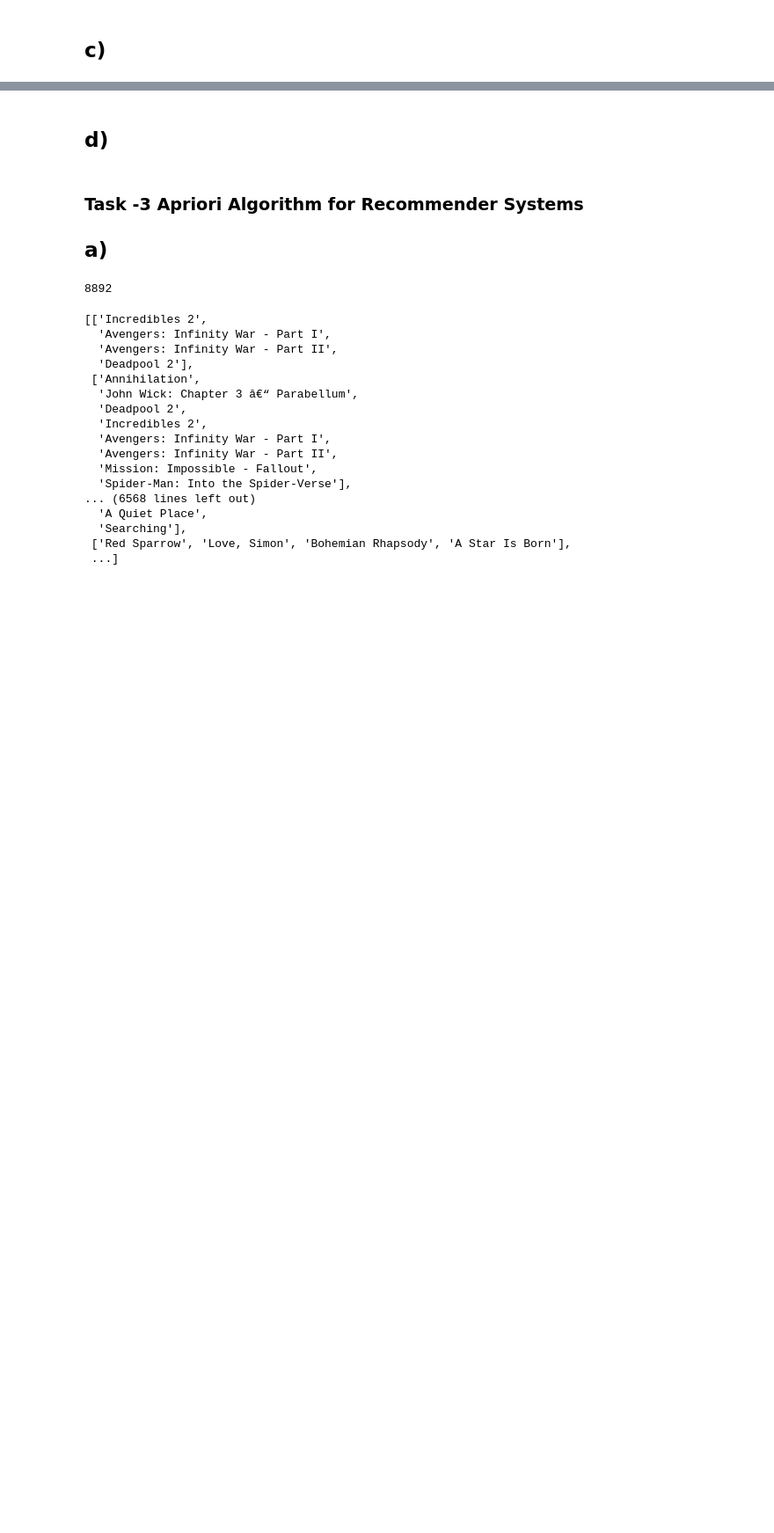
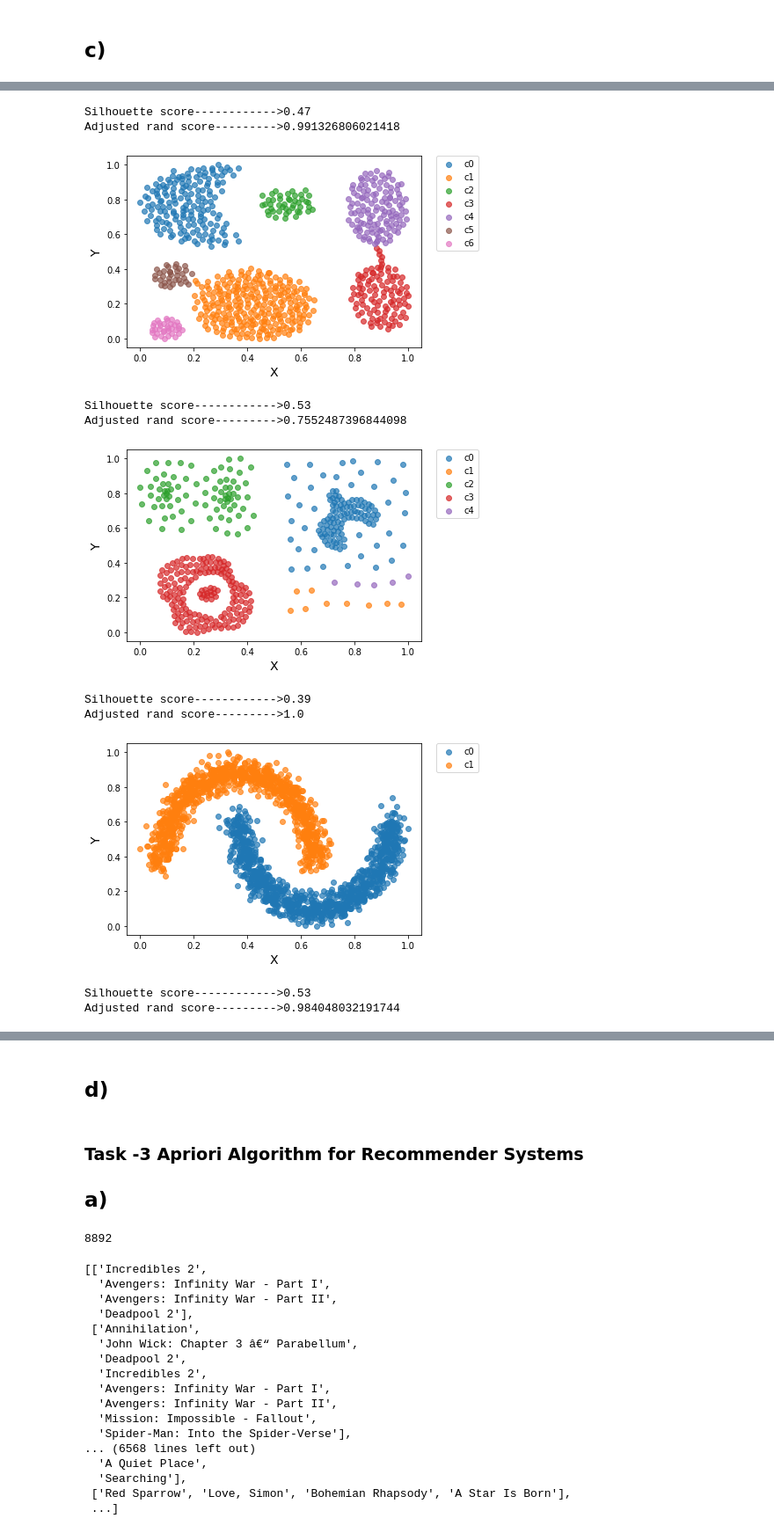
Before and after one commit to rafiqulislam21/pca_svd_clustring_and_apriori_algorithm_with_python, a Jupyter notebook: pca_svd_clustring_and_apriori_algorithm.ipynb, the cells around one changed output, grey strips where cells are left out. Shown at 88% size. Saved outputs shown, nothing was run; the diff lists cells and outputs as text; code cells hidden in the pictures; blank space fills up the shorter version.

```diff
--- a/pca_svd_clustring_and_apriori_algorithm.ipynb
+++ b/pca_svd_clustring_and_apriori_algorithm.ipynb
@@ -459,0 +493,18 @@ DBSCAN will cluster the same dataset differently depending on this parameter. To
+# %%
+#expectation maximization version-------------------------------------
+average_link(7,"average",df1)
+average_link(5,"single",df2)
+average_link(2,"single",df3)
+average_link(2,"ward",df4)
+# %% [output]
+Silhouette score------------>0.47
+Adjusted rand score--------->0.991326806021418
+[figure, added]
+Silhouette score------------>0.53
+Adjusted rand score--------->0.7552487396844098
+[figure, added]
+Silhouette score------------>0.39
+Adjusted rand score--------->1.0
+[figure, added]
+Silhouette score------------>0.53
+Adjusted rand score--------->0.984048032191744
```
Also changed, not shown: parts of 12 cells of this notebook.
